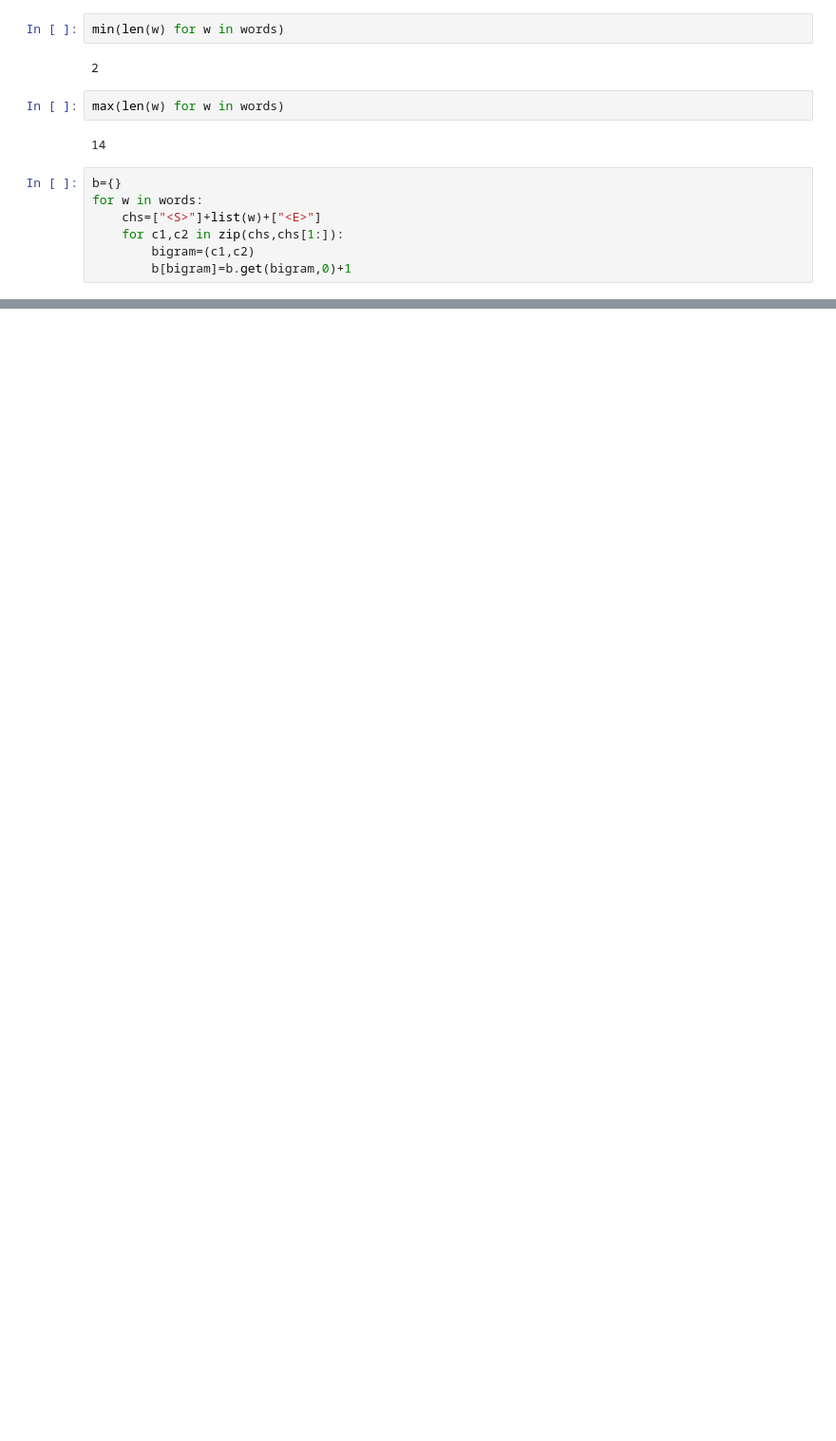
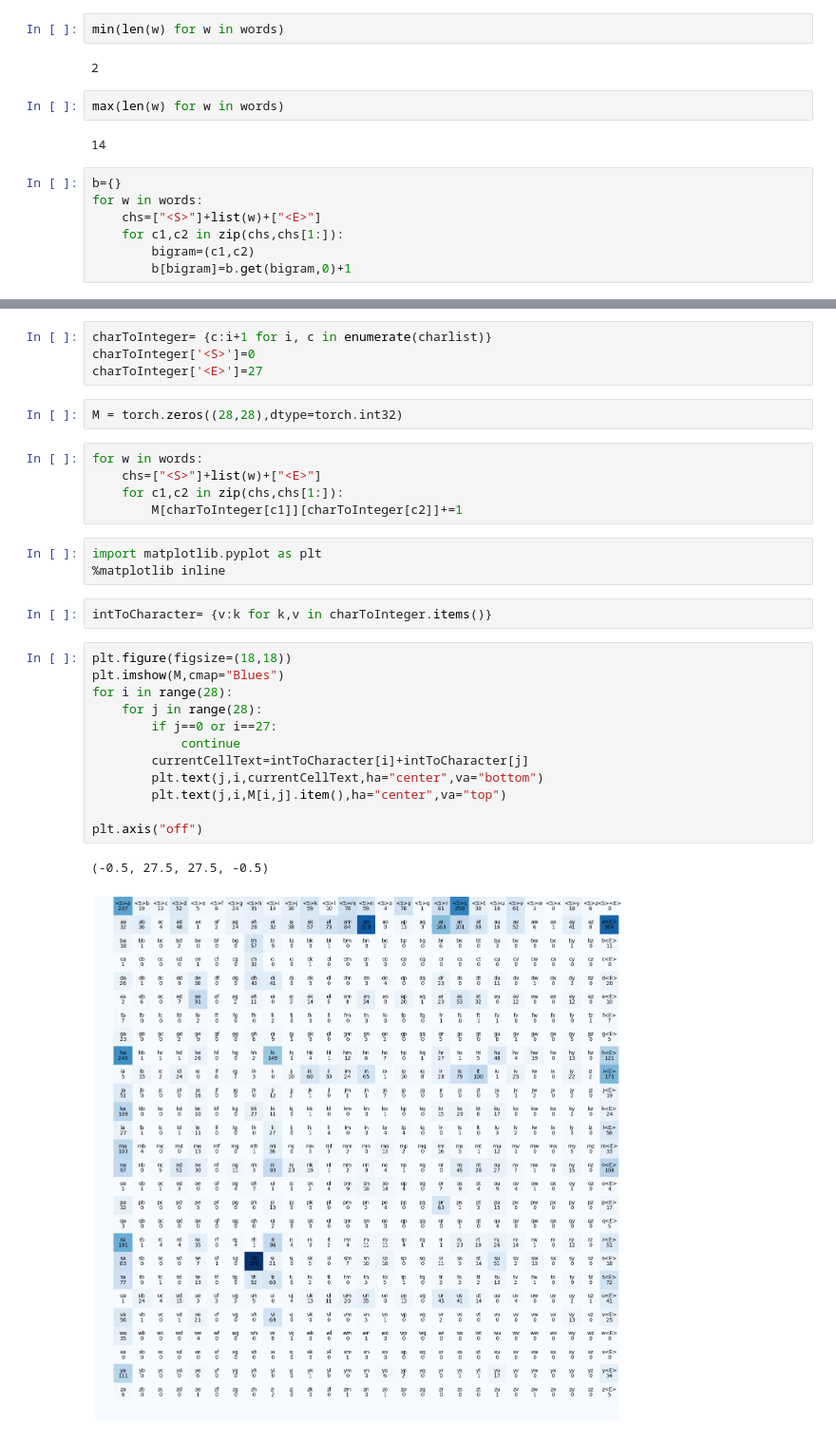
Before and after one commit to 0x41head/kaggle-playground, a Jupyter notebook: makemore-1.ipynb, the cells around one changed output, grey strips where cells are left out. Shown at 95% size. Saved outputs shown, nothing was run; the diff lists cells and outputs as text; blank space fills up the shorter version.

```diff
--- a/makemore-1.ipynb
+++ b/makemore-1.ipynb
@@ -39,0 +44,31 @@ sorted(b.items(),key=lambda k: -k[1])[:5]
+# %%
+charToInteger= {c:i+1 for i, c in enumerate(charlist)}
+charToInteger['<S>']=0
+charToInteger['<E>']=27
+# %%
+M = torch.zeros((28,28),dtype=torch.int32)
+# %%
+for w in words:
+    chs=["<S>"]+list(w)+["<E>"]
+    for c1,c2 in zip(chs,chs[1:]):
+        M[charToInteger[c1]][charToInteger[c2]]+=1
+# %%
+import matplotlib.pyplot as plt
+%matplotlib inline
+# %%
+intToCharacter= {v:k for k,v in charToInteger.items()}
+# %%
+plt.figure(figsize=(18,18))
+plt.imshow(M,cmap="Blues")
+for i in range(28):
+    for j in range(28):
+        if j==0 or i==27:
+            continue
+        currentCellText=intToCharacter[i]+intToCharacter[j]
+        plt.text(j,i,currentCellText,ha="center",va="bottom")
+        plt.text(j,i,M[i,j].item(),ha="center",va="top")
+
+plt.axis("off")
+# %% [output]
+(-0.5, 27.5, 27.5, -0.5)
+[figure, added]
```
Also changed, not shown: parts of 19 cells of this notebook.
